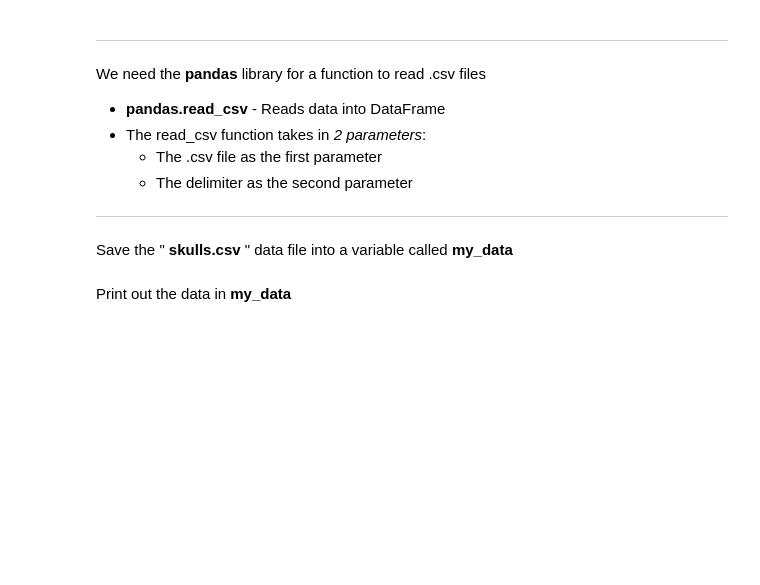
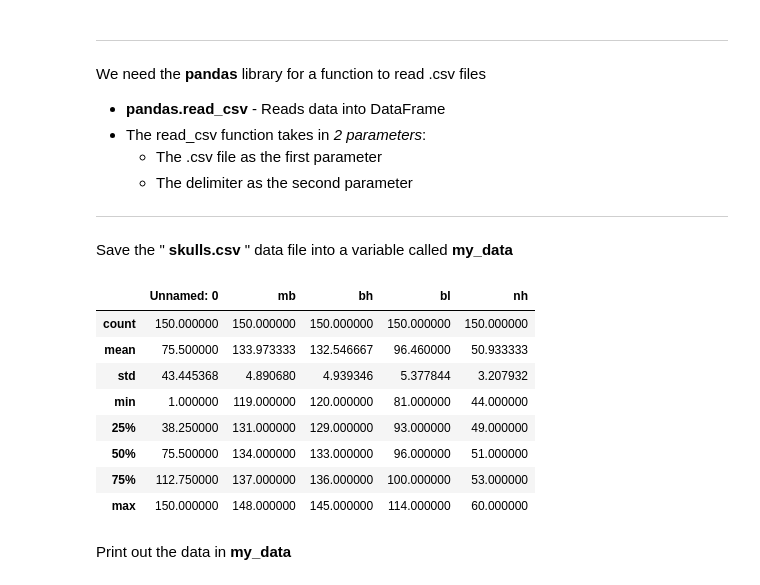
Before and after one commit to tulip-lab/flip00, a Jupyter notebook: F0B-05-CS1Classification.ipynb, the cells around one changed output. Cells and saved outputs as stored; diff of their text form; code cells hidden in the pictures; blank space fills up the shorter version.

```diff
--- a/F0B-05-CS1Classification.ipynb
+++ b/F0B-05-CS1Classification.ipynb
@@ -177,8 +209,19 @@ We need the **pandas** library for a function to read .csv files
 -----------------------------
 Save the "<b> skulls.csv </b>" data file into a variable called <b> my_data </b>
 # %%
-my_data = pandas.read_csv("data/skulls.csv", delimiter=",")
+#Note！！！！！！！！！！！！！！！！！！: change to your local file location
+my_data = pandas.read_csv("D:/filp/filp00/Notebook/Data/skulls.csv", delimiter=",")
 my_data.describe()
+# %% [output]
+|  | Unnamed: 0 | mb | bh | bl | nh |
+| count | 150.000000 | 150.000000 | 150.000000 | 150.000000 | 150.000000 |
+| mean | 75.500000 | 133.973333 | 132.546667 | 96.460000 | 50.933333 |
+| std | 43.445368 | 4.890680 | 4.939346 | 5.377844 | 3.207932 |
+| min | 1.000000 | 119.000000 | 120.000000 | 81.000000 | 44.000000 |
+| 25% | 38.250000 | 131.000000 | 129.000000 | 93.000000 | 49.000000 |
+| 50% | 75.500000 | 134.000000 | 133.000000 | 96.000000 | 51.000000 |
+| 75% | 112.750000 | 137.000000 | 136.000000 | 100.000000 | 53.000000 |
+| max | 150.000000 | 148.000000 | 145.000000 | 114.000000 | 60.000000 |
 # %% [markdown]
 Print out the data in <b> my_data </b>
 # %%
```
Also changed, not shown: parts of 39 cells of this notebook, 7 other files.
